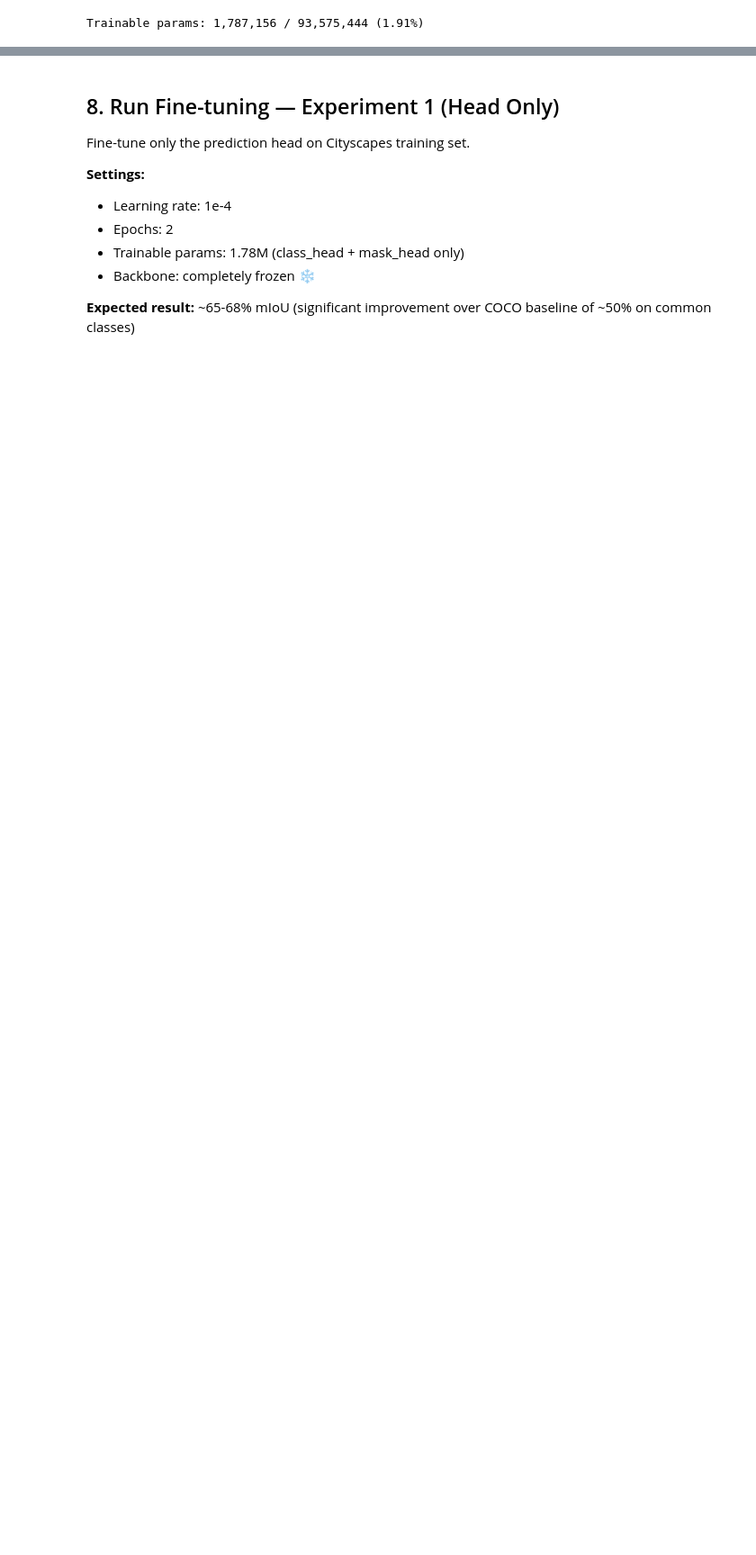
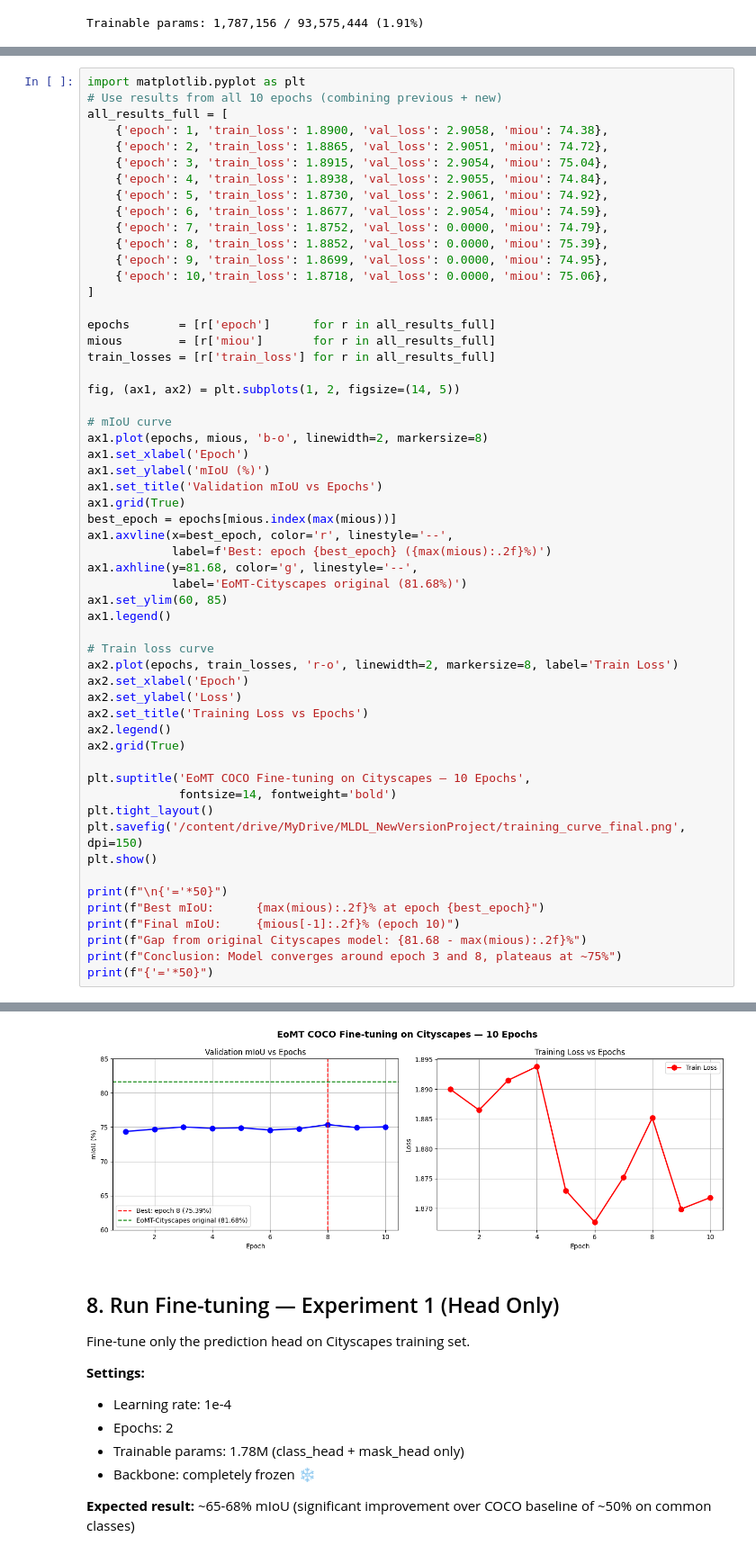
Before and after one commit to Mostafa-Seyedi/MaskArchitectureAnomaly_CourseProject, a Jupyter notebook: Step_05.ipynb, the cells around one changed output, grey strips where cells are left out. Shown at 90% size. Drawn from its saved outputs; the diff is of its cells as text; blank space fills up the shorter version.

Commit message:
Step5 - Fine tune the COCO-trained version

```diff
--- a/Step_05.ipynb
+++ b/Step_05.ipynb
@@ -572,0 +500,57 @@ Epoch 1/10 | Train Loss: 1.8900 | Val Loss: 2.9058 | mIoU: 74.38%
+# %%
+import matplotlib.pyplot as plt
+# Use results from all 10 epochs (combining previous + new)
+all_results_full = [
+    {'epoch': 1, 'train_loss': 1.8900, 'val_loss': 2.9058, 'miou': 74.38},
+    {'epoch': 2, 'train_loss': 1.8865, 'val_loss': 2.9051, 'miou': 74.72},
+    {'epoch': 3, 'train_loss': 1.8915, 'val_loss': 2.9054, 'miou': 75.04},
+    {'epoch': 4, 'train_loss': 1.8938, 'val_loss': 2.9055, 'miou': 74.84},
+    {'epoch': 5, 'train_loss': 1.8730, 'val_loss': 2.9061, 'miou': 74.92},
+    {'epoch': 6, 'train_loss': 1.8677, 'val_loss': 2.9054, 'miou': 74.59},
+    {'epoch': 7, 'train_loss': 1.8752, 'val_loss': 0.0000, 'miou': 74.79},
+    {'epoch': 8, 'train_loss': 1.8852, 'val_loss': 0.0000, 'miou': 75.39},
+    {'epoch': 9, 'train_loss': 1.8699, 'val_loss': 0.0000, 'miou': 74.95},
+    {'epoch': 10,'train_loss': 1.8718, 'val_loss': 0.0000, 'miou': 75.06},
+]
+
+epochs       = [r['epoch']      for r in all_results_full]
+mious        = [r['miou']       for r in all_results_full]
+train_losses = [r['train_loss'] for r in all_results_full]
+
+fig, (ax1, ax2) = plt.subplots(1, 2, figsize=(14, 5))
+
+# mIoU curve
+ax1.plot(epochs, mious, 'b-o', linewidth=2, markersize=8)
+ax1.set_xlabel('Epoch')
+ax1.set_ylabel('mIoU (%)')
+ax1.set_title('Validation mIoU vs Epochs')
+ax1.grid(True)
+best_epoch = epochs[mious.index(max(mious))]
+ax1.axvline(x=best_epoch, color='r', linestyle='--',
+            label=f'Best: epoch {best_epoch} ({max(mious):.2f}%)')
+ax1.axhline(y=81.68, color='g', linestyle='--',
+            label='EoMT-Cityscapes original (81.68%)')
+ax1.set_ylim(60, 85)
+ax1.legend()
+
+# Train loss curve
+ax2.plot(epochs, train_losses, 'r-o', linewidth=2, markersize=8, label='Train Loss')
+ax2.set_xlabel('Epoch')
+ax2.set_ylabel('Loss')
+ax2.set_title('Training Loss vs Epochs')
+ax2.legend()
+ax2.grid(True)
+
+plt.suptitle('EoMT COCO Fine-tuning on Cityscapes — 10 Epochs',
+             fontsize=14, fontweight='bold')
+plt.tight_layout()
+plt.savefig('/content/drive/MyDrive/MLDL_NewVersionProject/training_curve_final.png', dpi=150)
+plt.show()
+
+print(f"\n{'='*50}")
+print(f"Best mIoU:      {max(mious):.2f}% at epoch {best_epoch}")
+print(f"Final mIoU:     {mious[-1]:.2f}% (epoch 10)")
+print(f"Gap from original Cityscapes model: {81.68 - max(mious):.2f}%")
+print(f"Conclusion: Model converges around epoch 3 and 8, plateaus at ~75%")
+print(f"{'='*50}")
+# %% [output]
@@ -573,3 +558,4 @@ Epoch 1/10 | Train Loss: 1.8900 | Val Loss: 2.9058 | mIoU: 74.38%
+[figure, added]
 # %% [markdown]
 ## 8. Run Fine-tuning — Experiment 1 (Head Only)
 
```
Also changed, not shown: parts of 15 cells of this notebook.
